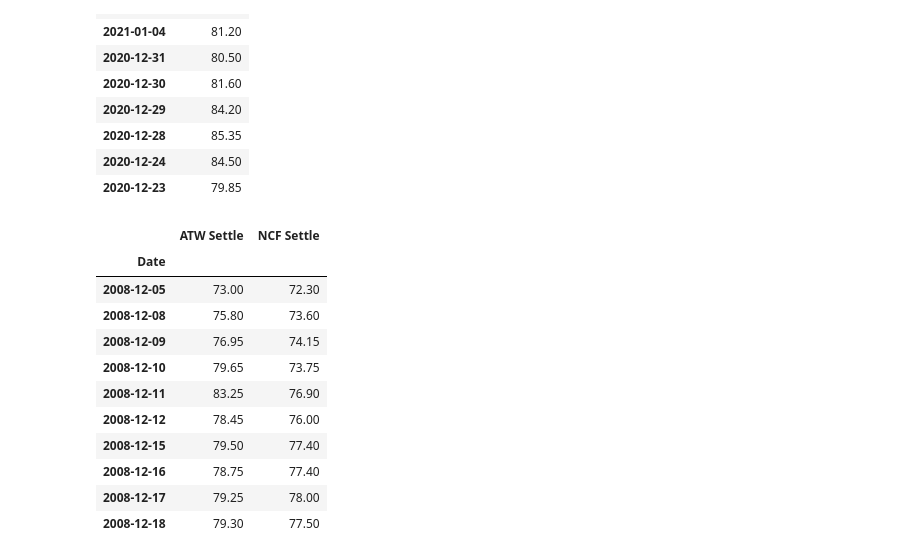
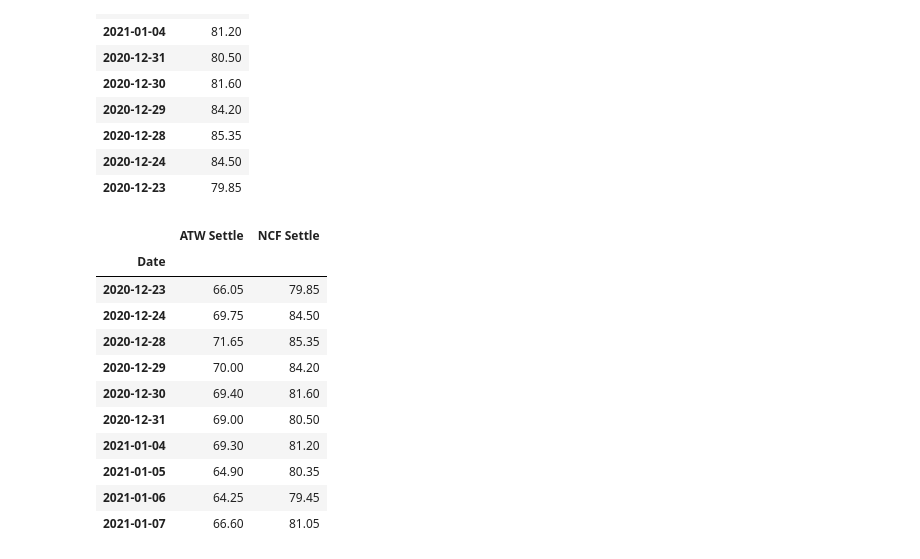
Before and after one commit to etiennealcaraz/Project2-Group9, a Jupyter notebook: lstm_coal_futures.ipynb, the cells around one changed output. Saved outputs shown, nothing was run; the diff lists cells and outputs as text; code cells hidden in the pictures.

```diff
--- a/lstm_coal_futures.ipynb
+++ b/lstm_coal_futures.ipynb
@@ -50,22 +50,24 @@ ncf_df.head(10)
 | 2020-12-24 | 84.50 |
 | 2020-12-23 | 79.85 |
 # %%
+
 df = pd.concat([atw_df, ncf_df], axis="columns", join = "inner" )
 df.sort_index(inplace=True)
-df.head(10)
+
+df.tail(10)
 # %% [output]
 |  | ATW Settle | NCF Settle |
 | Date |  |  |
-| 2008-12-05 | 73.00 | 72.30 |
-| 2008-12-08 | 75.80 | 73.60 |
-| 2008-12-09 | 76.95 | 74.15 |
-| 2008-12-10 | 79.65 | 73.75 |
-| 2008-12-11 | 83.25 | 76.90 |
-| 2008-12-12 | 78.45 | 76.00 |
-| 2008-12-15 | 79.50 | 77.40 |
-| 2008-12-16 | 78.75 | 77.40 |
-| 2008-12-17 | 79.25 | 78.00 |
-| 2008-12-18 | 79.30 | 77.50 |
+| 2020-12-23 | 66.05 | 79.85 |
+| 2020-12-24 | 69.75 | 84.50 |
+| 2020-12-28 | 71.65 | 85.35 |
+| 2020-12-29 | 70.00 | 84.20 |
+| 2020-12-30 | 69.40 | 81.60 |
+| 2020-12-31 | 69.00 | 80.50 |
+| 2021-01-04 | 69.30 | 81.20 |
+| 2021-01-05 | 64.90 | 80.35 |
+| 2021-01-06 | 64.25 | 79.45 |
+| 2021-01-07 | 66.60 | 81.05 |
 # %%
 # This function accepts the column number for the features (X) and the target (y)
 # It chunks the data up with a rolling window of Xt-n to predict Xt
```
Also changed, not shown: parts of 7 cells of this notebook.
